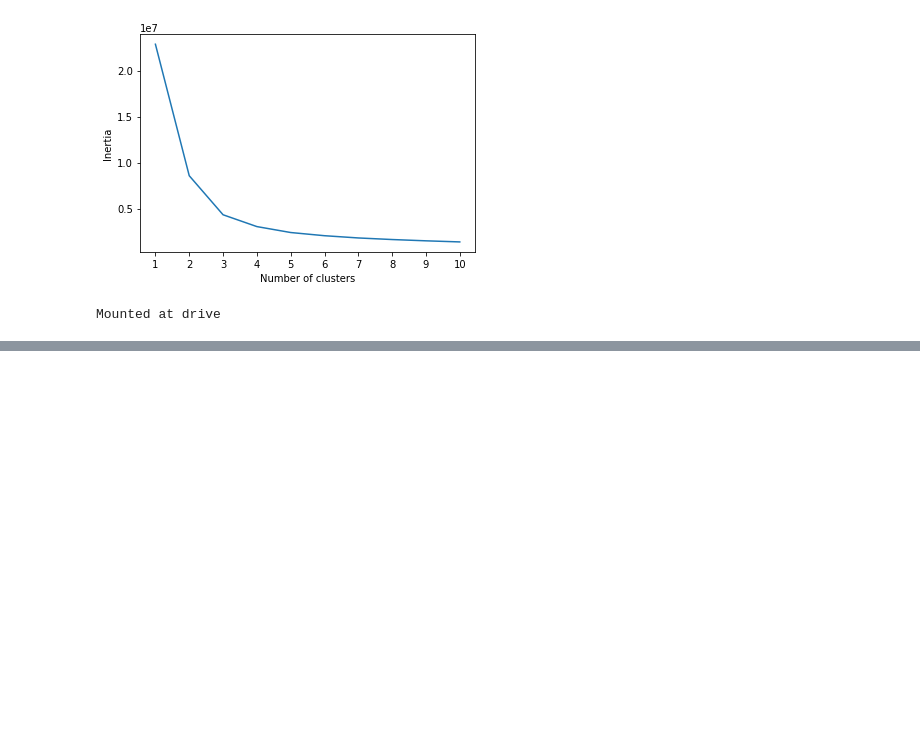
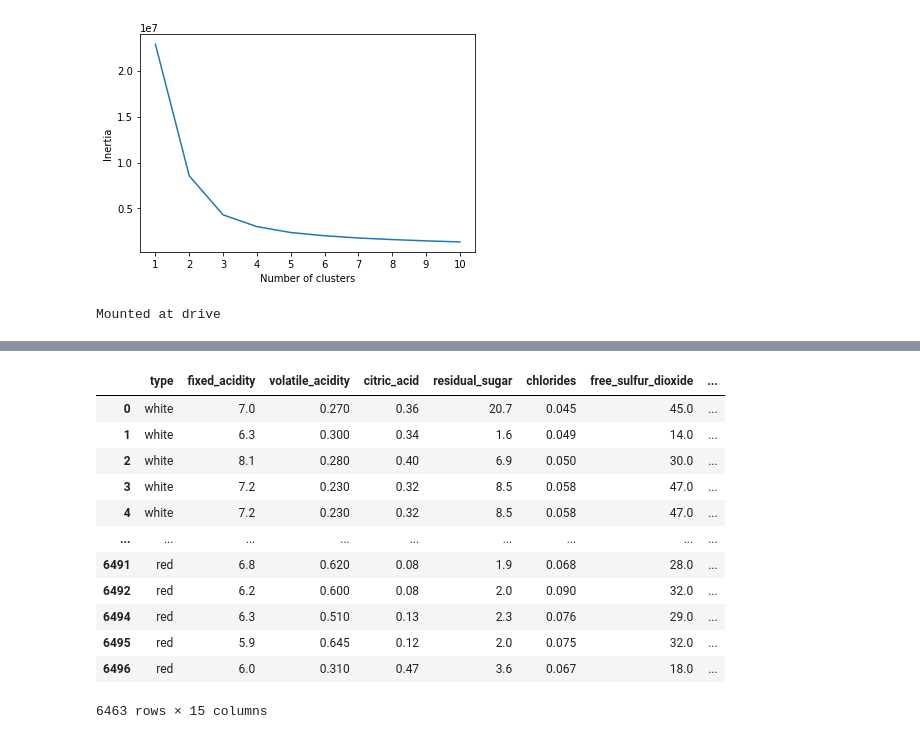
Before and after one commit to susanquiros/Project-4--Group-6, a Jupyter notebook: main.ipynb, the cells around one changed output, grey strips where cells are left out. Drawn from its saved outputs; the diff is of its cells as text; code cells hidden in the pictures; blank space fills up the shorter version.

```diff
--- a/main.ipynb
+++ b/main.ipynb
@@ -204,0 +222,39 @@ Mounted at drive
+# %%
+dict = {"type" :"type",
+        "fixed acidity":"fixed_acidity",
+        "volatile acidity":"volatile_acidity",
+        "citric acid": "citric_acid",
+        "residual sugar":"residual_sugar",
+        "chlorides": "chlorides",
+        "free sulfur dioxide": "free_sulfur_dioxide",
+        "total sulfur dioxide": "total_sulfur_dioxide",
+        "density":"density",
+        "pH": "pH",
+        "sulphates": "sulphates",
+        "alcohol": "alcohol",
+        "quality" : "quality",
+        "class" : "class",
+        "name" : "name"
+
+       }
+
+# call rename () method
+wine_clean.rename(columns=dict,
+          inplace=True)
+
+# print Data frame after rename columns
+wine_clean
+# %% [output]
+|  | type | fixed_acidity | volatile_acidity | citric_acid | residual_sugar | chlorides | free_sulfur_dioxide | ... |
+| 0 | white | 7.0 | 0.270 | 0.36 | 20.7 | 0.045 | 45.0 | ... |
+| 1 | white | 6.3 | 0.300 | 0.34 | 1.6 | 0.049 | 14.0 | ... |
+| 2 | white | 8.1 | 0.280 | 0.40 | 6.9 | 0.050 | 30.0 | ... |
+| 3 | white | 7.2 | 0.230 | 0.32 | 8.5 | 0.058 | 47.0 | ... |
+| 4 | white | 7.2 | 0.230 | 0.32 | 8.5 | 0.058 | 47.0 | ... |
+| ... | ... | ... | ... | ... | ... | ... | ... | ... |
+| 6491 | red | 6.8 | 0.620 | 0.08 | 1.9 | 0.068 | 28.0 | ... |
+| 6492 | red | 6.2 | 0.600 | 0.08 | 2.0 | 0.090 | 32.0 | ... |
+| 6494 | red | 6.3 | 0.510 | 0.13 | 2.3 | 0.076 | 29.0 | ... |
+| 6495 | red | 5.9 | 0.645 | 0.12 | 2.0 | 0.075 | 32.0 | ... |
+| 6496 | red | 6.0 | 0.310 | 0.47 | 3.6 | 0.067 | 18.0 | ... |
+6463 rows × 15 columns
```
Also changed, not shown: parts of 6 cells of this notebook.
